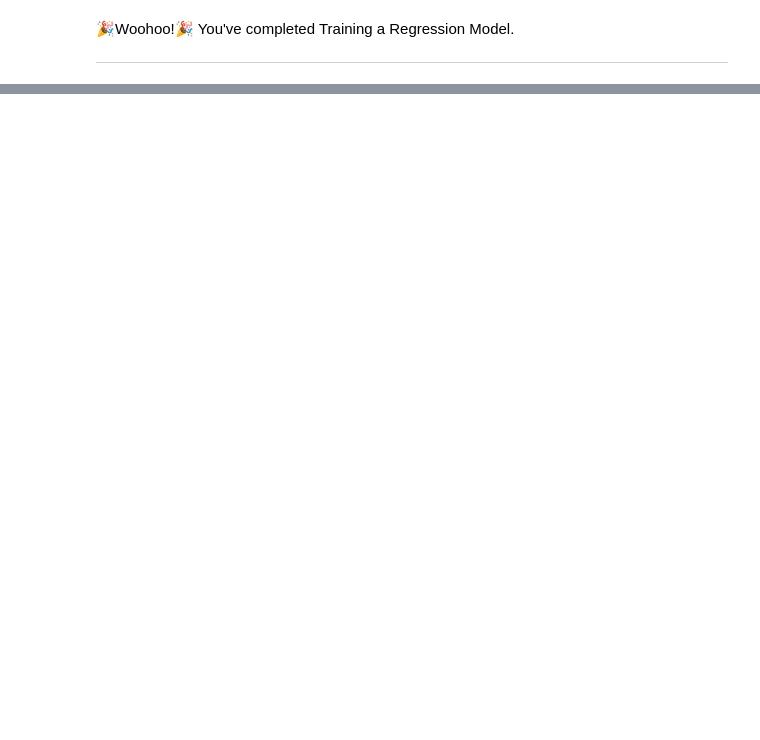
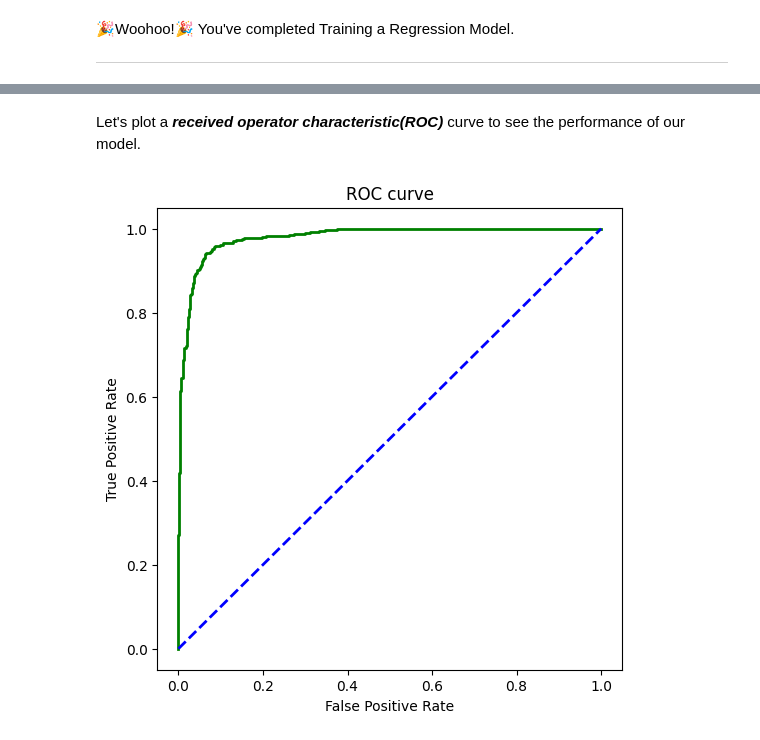
Before and after one commit to Chitransh-coder/ML, a Jupyter notebook: ML Notes.ipynb, the cells around one changed output, grey strips where cells are left out. Cells and saved outputs as stored; diff of their text form; code cells hidden in the pictures; blank space fills up the shorter version.

```diff
--- a/ML Notes.ipynb
+++ b/ML Notes.ipynb
@@ -913,0 +1047,11 @@ Predicted MPG: 0.2941841799896086
+# %%
+from sklearn.model_selection import train_test_split
+
+# Converting target to 0 and 1
+x = x.replace('Cammeo',0)
+x = x.replace('Osmancik',1)
+y = y.replace('Cammeo',0)
+y = y.replace('Osmancik',1)
+x_train, x_test, y_train, y_test = train_test_split(x,y,test_size=0.25)
+
+print ('Training Set: %d rows\nTest Set: %d rows' % (x_train.shape[0], x_test.shape[0]))
@@ -913,0 +1065,7 @@ Predicted MPG: 0.2941841799896086
+# %%
+from sklearn.linear_model import LogisticRegression
+# regularization parameter
+reg = 0.01
+# train a logistic regression model on the training set with the specified regularization parameter
+model = LogisticRegression(C=1/reg, solver='liblinear').fit(x_train,y_train.values.ravel())
+print(model)
@@ -913,0 +1161,3 @@ Predicted MPG: 0.2941841799896086
+# %%
+prob = model.predict_proba(x_test)
+print(prob[:10])
@@ -913,0 +1175,17 @@ Predicted MPG: 0.2941841799896086
+# %% [markdown]
+Let's plot a ***received operator characteristic(ROC)*** curve to see the performance of our model.
+# %%
+from sklearn.metrics import roc_curve
+import matplotlib.pyplot as mp
+
+fpr, tpr, thresholds = roc_curve(y_test, prob[:,1])
+fig = mp.figure(figsize=(6, 6))
+# Plot the diagonal 50% line
+mp.plot(fpr, tpr, color='green', linestyle='-', linewidth=2)
+mp.plot([0, 1], [0, 1], color='blue', lw=2, linestyle='--')
+mp.xlabel('False Positive Rate')
+mp.ylabel('True Positive Rate')
+mp.title('ROC curve')
+mp.show()
+# %% [output]
+[figure, added]
```
Also changed, not shown: parts of 46 cells of this notebook, 3 other files.
